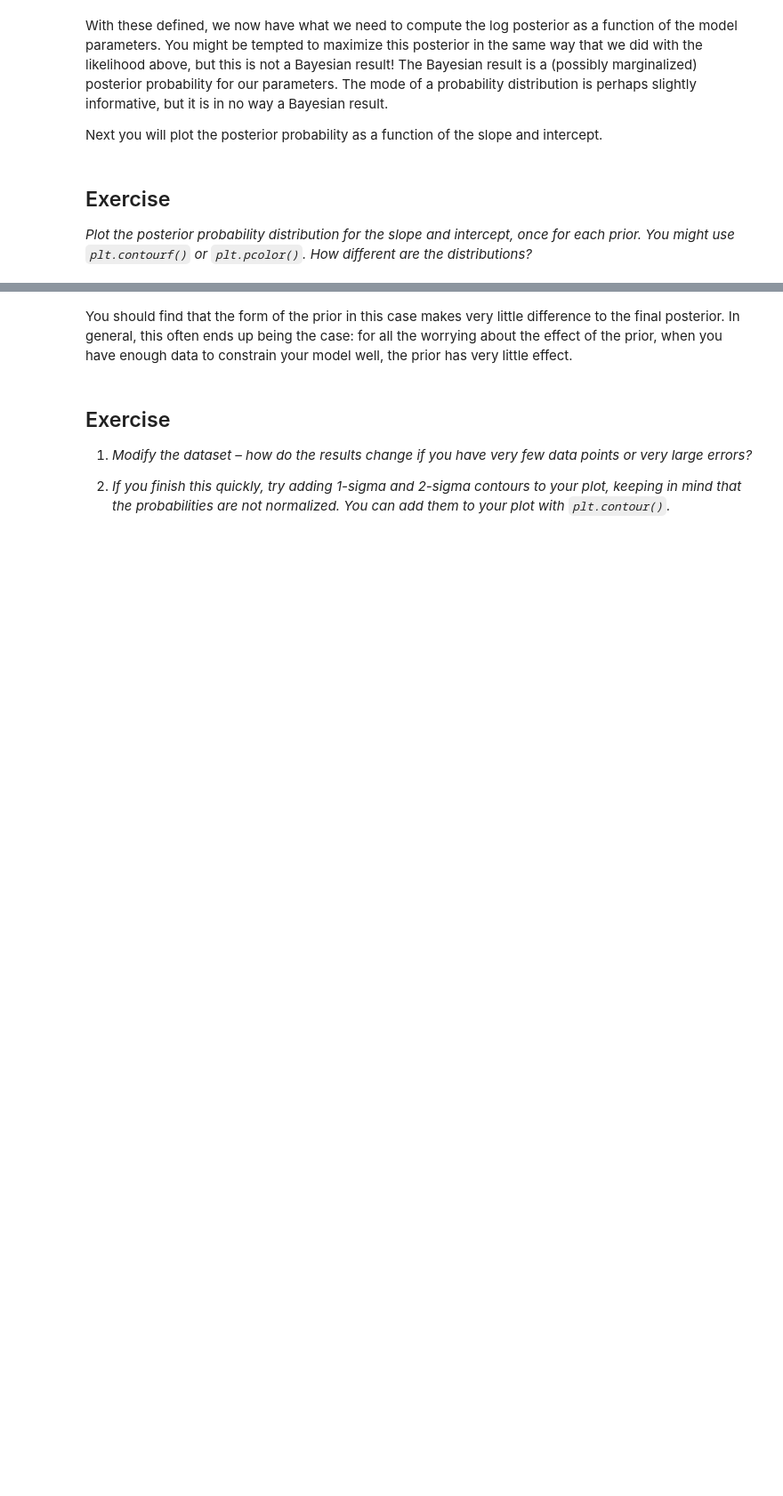
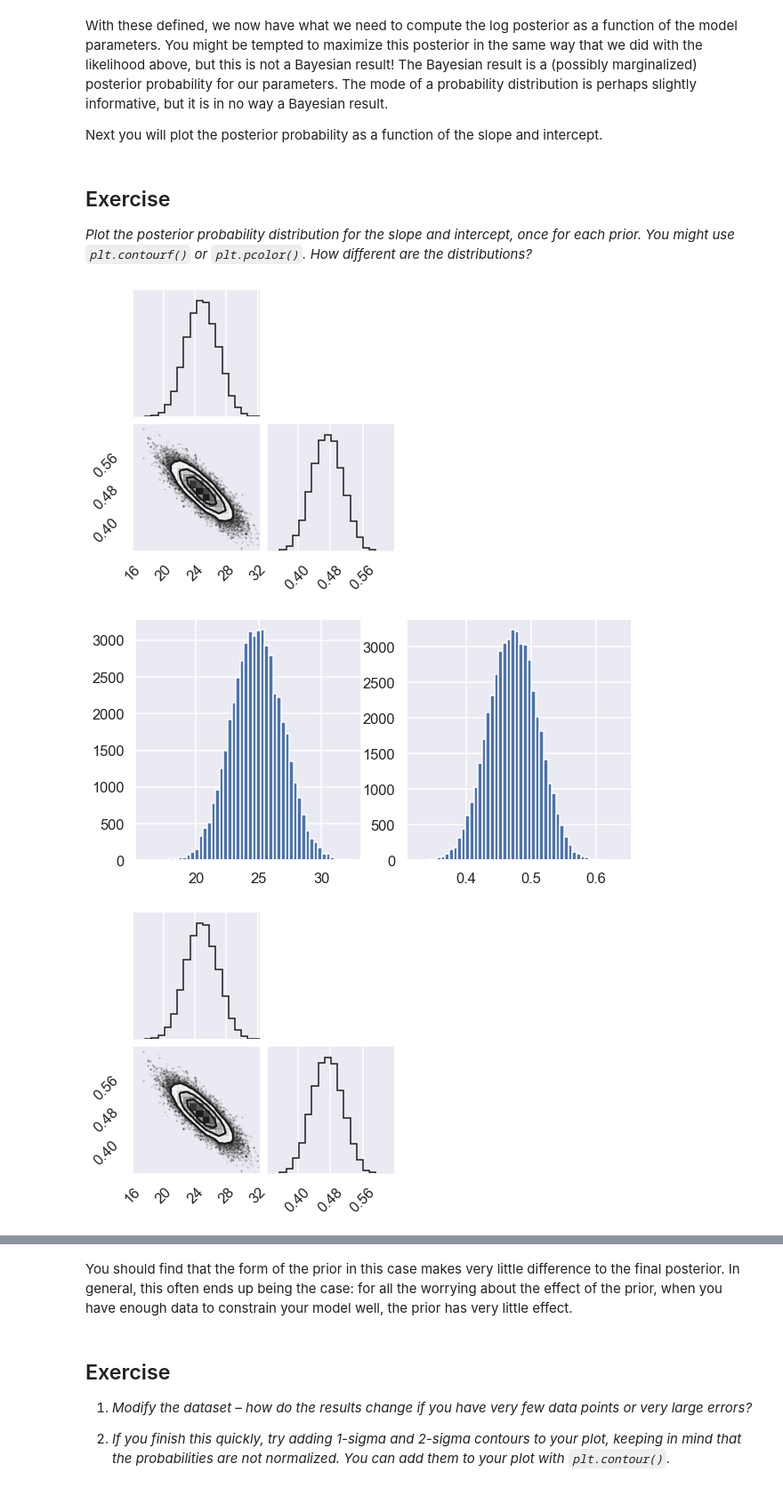
Before and after one commit to Tompolompo/tif285, a Jupyter notebook: doc/pub/Exercises/Week3/TIF285_exercise_BayesianParameterEstimation.ipynb, the cells around one changed output, grey strips where cells are left out. Shown: that part at 89% size. Drawn from its saved outputs; the diff is of its cells as text; code cells hidden in the pictures; blank space fills up the shorter version.

```diff
--- a/doc/pub/Exercises/Week3/TIF285_exercise_BayesianParameterEstimation.ipynb
+++ b/doc/pub/Exercises/Week3/TIF285_exercise_BayesianParameterEstimation.ipynb
@@ -117,0 +113,10 @@ $$
+# %%
+sigma = dy[0]
+
+def y_M(theta):
+    return theta[1]*x+theta[0]
+
+def log_likelihood(theta):
+    first = len(x)*np.log(2*np.pi*sigma**2)
+    second = np.sum( (y-y_M(theta))**2/sigma**2)
+    return (-1/2*(first + second))*-1
@@ -174,0 +200,39 @@ Next you will plot the posterior probability as a function of the slope and inte
+# %%
+def posterior_flat(theta):
+    return log_likelihood(theta) + log_flat_prior(theta)
+N=10000
+theta_0 = np.linspace(-100, 100, N)
+theta_1 = np.linspace(-5,5,N)
+
+theta_0_d=poterior_flat(theta_0)
+theta
+# %%
+import emcee
+def posterior_flat(theta):
+    return -log_likelihood(theta) + log_flat_prior(theta)
+
+ndim = 2      # number of parameters in the model
+nwalkers = 50 # number of MCMC walkers
+nwarm = 1000  # "warm-up" period to let chains stabilize
+nsteps = 2000 # number of MCMC steps to take
+# we'll start at random locations between 0 and 2000
+starting_guesses = np.array([10.0,1.0])*np.random.rand(nwalkers, ndim)
+sampler = emcee.EnsembleSampler(nwalkers, ndim, posterior_flat)
+sampler.run_mcmc(starting_guesses, nsteps)
+# Shape of sampler.chain  = (nwalkers, nsteps, ndim)
+# Flatten the sampler chain and discard warm-in points:
+samples = sampler.chain[:, nwarm:, :].reshape((-1, ndim))
+
+theta_0_dist = [s[0] for s in samples]
+theta_1_dist = [s[1] for s in samples]
+
+fig, ax = plt.subplots(1,2, figsize=(10,5))
+ax[0].hist(theta_0_dist,bins=50);
+ax[1].hist(theta_1_dist,bins=50);
+
+import corner
+corner.corner(samples)
+# %% [output]
+[figure, added]
+[figure, added]
+[figure, added]
```
Also changed, not shown: parts of 8 cells of this notebook, 15 other files.
